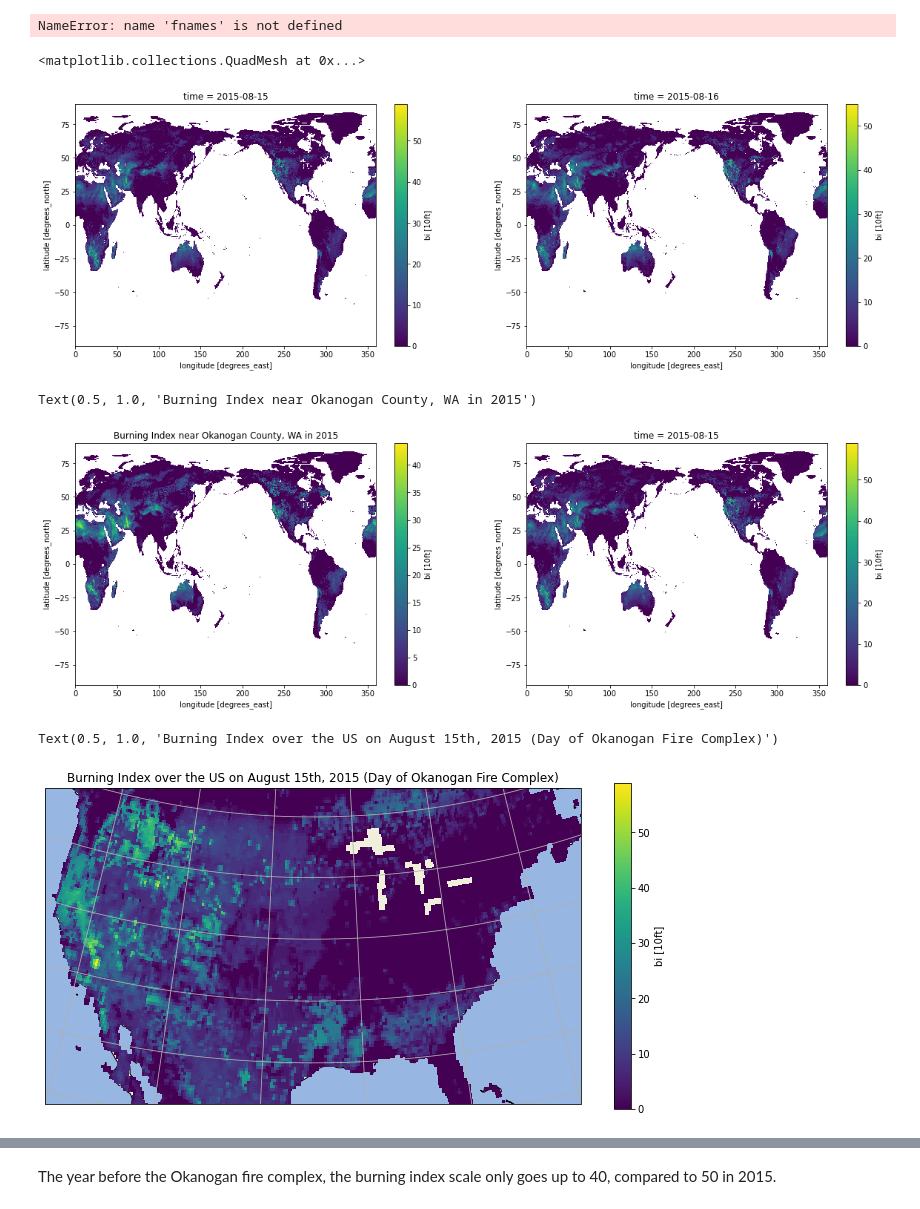
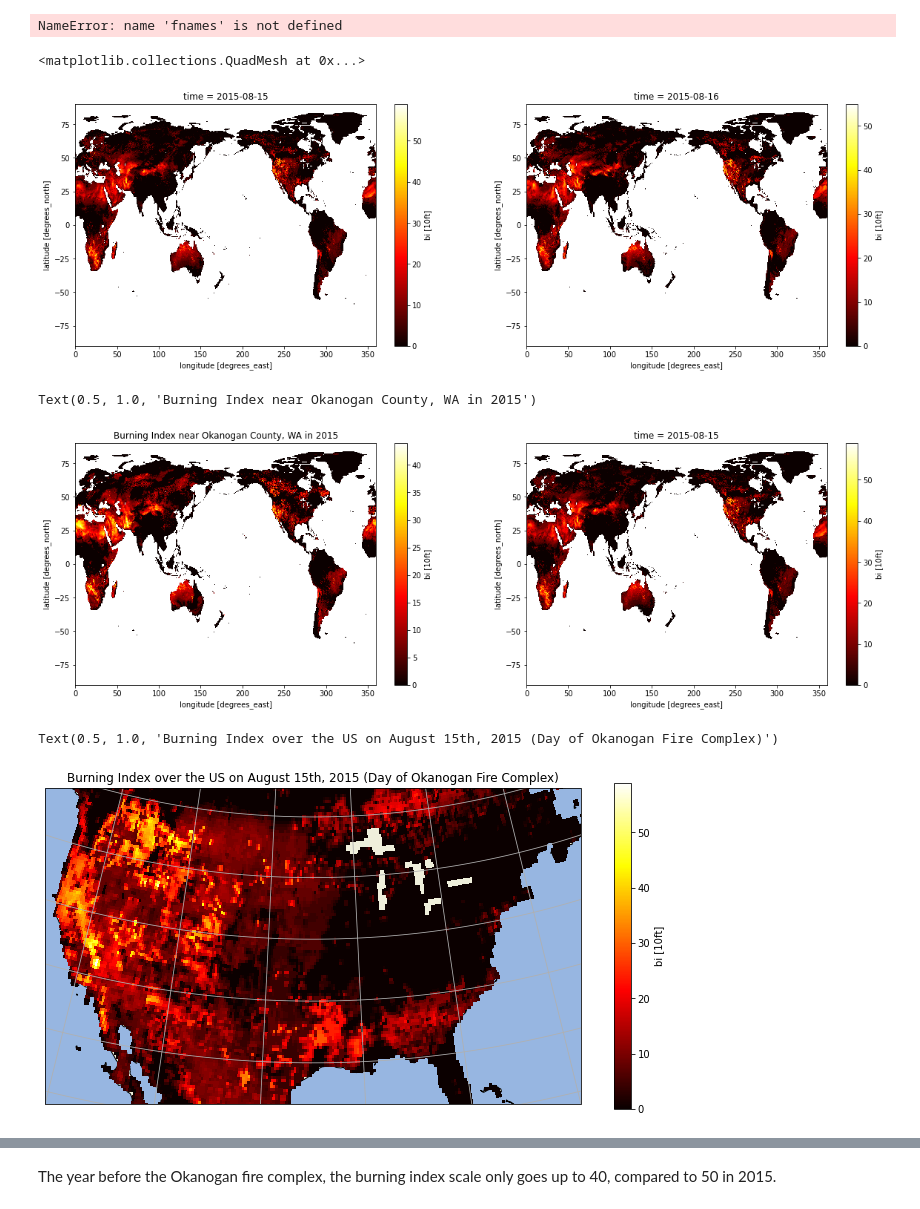
Before and after one commit to SophKJ/finalproject_fall21, a Jupyter notebook: FireFuelEmissions.ipynb, the cells around one changed output, grey strips where cells are left out. Saved outputs shown, nothing was run; the diff lists cells and outputs as text; code cells hidden in the pictures.

```diff
--- a/FireFuelEmissions.ipynb
+++ b/FireFuelEmissions.ipynb
@@ -357,11 +357,11 @@ cpfd_occ_1 = xr.open_dataset('/home/jovyan/.cache/pooch/38037824d62871d96b8e7d31
 fig, ax = plt.subplots(ncols=2,figsize=(20,6))
 ax0,ax1 = ax
 
-cpfd_occ.bi.plot(ax=ax0)
-cpfd_occ_1.bi.plot(ax=ax1)
+cpfd_occ.bi.plot(ax=ax0,cmap='hot')
+cpfd_occ_1.bi.plot(ax=ax1,cmap='hot')
 # %% [output]
 <matplotlib.collections.QuadMesh at 0x...>
-[figure, old version]
+[figure, new version]
 # %%
 cpfd_occ_prev = xr.open_dataset('/home/jovyan/.cache/pooch/38037824d62871d96b8e7d318dfa0213-dataset-cems-fire-historical-5168ead2-a4ac-464f-9dfa-81fd61890413.zip.unzip/ECMWF_NFDRS_BI_20140815_1200_hr_v3.0_con.nc')
 
@@ -369,37 +369,37 @@ fig, ax = plt.subplots(ncols=2,figsize=(20,6))
 ax0,ax1 = ax
 
 #year before okanogan complex fire
-cpfd_occ_prev.bi.plot(ax=ax0)
+cpfd_occ_prev.bi.plot(ax=ax0,cmap='hot')
 ax0.set_title('Burning Index near Okanogan County, WA in 2014')
 
 #year of okanogan complex fire
-cpfd_occ.bi.plot(ax=ax1)
+cpfd_occ.bi.plot(ax=ax1,cmap='hot')
 ax0.set_title('Burning Index near Okanogan County, WA in 2015')
 # %% [output]
 Text(0.5, 1.0, 'Burning Index near Okanogan County, WA in 2015')
-[figure, old version]
+[figure, new version]
 # %%
 import cartopy.feature as cfeature
 import numpy as np
 
 central_lat = 37.5
 central_lon = -96
 extent = [-120, -70, 24, 50.5]
 central_lon = np.mean(extent[:2])
 central_lat = np.mean(extent[2:])
 
 plt.figure(figsize=(12, 6))
 ax = plt.axes(projection=ccrs.AlbersEqualArea(central_lon, central_lat))
 ax.set_extent(extent)
 
-cpfd_occ.bi.plot(ax=ax,transform=ccrs.PlateCarree())
+cpfd_occ.bi.plot(ax=ax,transform=ccrs.PlateCarree(),cmap='hot')
 ax.add_feature(cartopy.feature.OCEAN)
 ax.add_feature(cartopy.feature.LAND, edgecolor='black')
 ax.gridlines()
 ax.set_title('Burning Index over the US on August 15th, 2015 (Day of Okanogan Fire Complex)')
 # %% [output]
 Text(0.5, 1.0, 'Burning Index over the US on August 15th, 2015 (Day of Okanogan Fire Complex)')
-[figure, old version]
+[figure, new version]
 # %%
 central_lat = 37.5
 central_lon = -96
```
Also changed, not shown: parts of 3 cells of this notebook.
